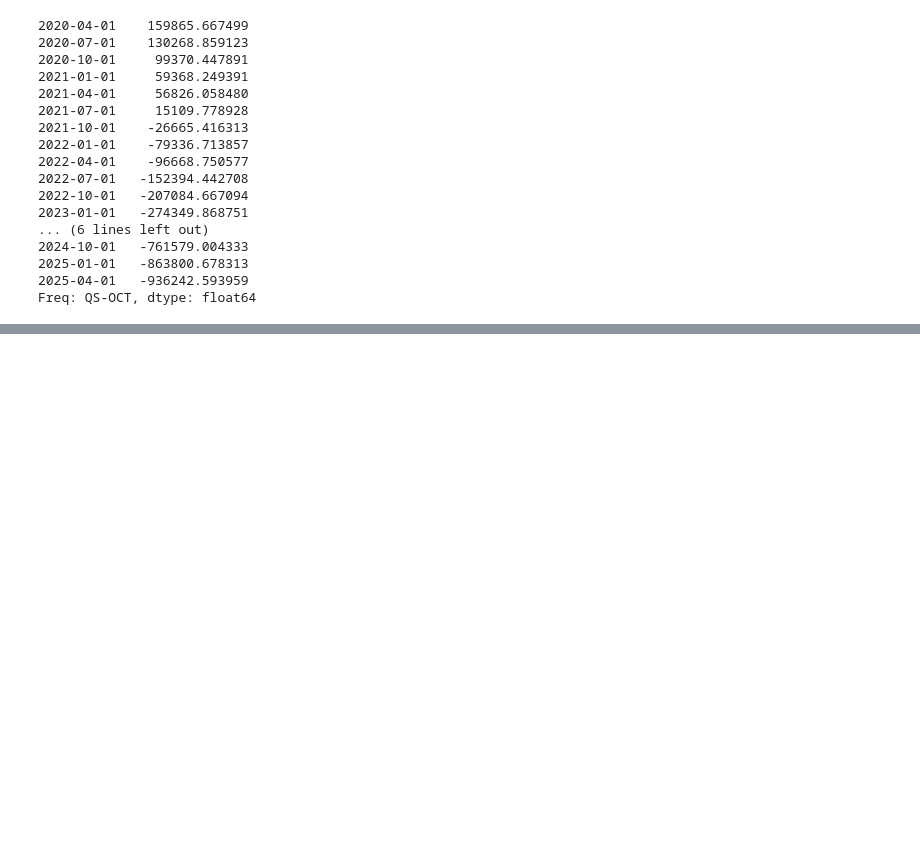
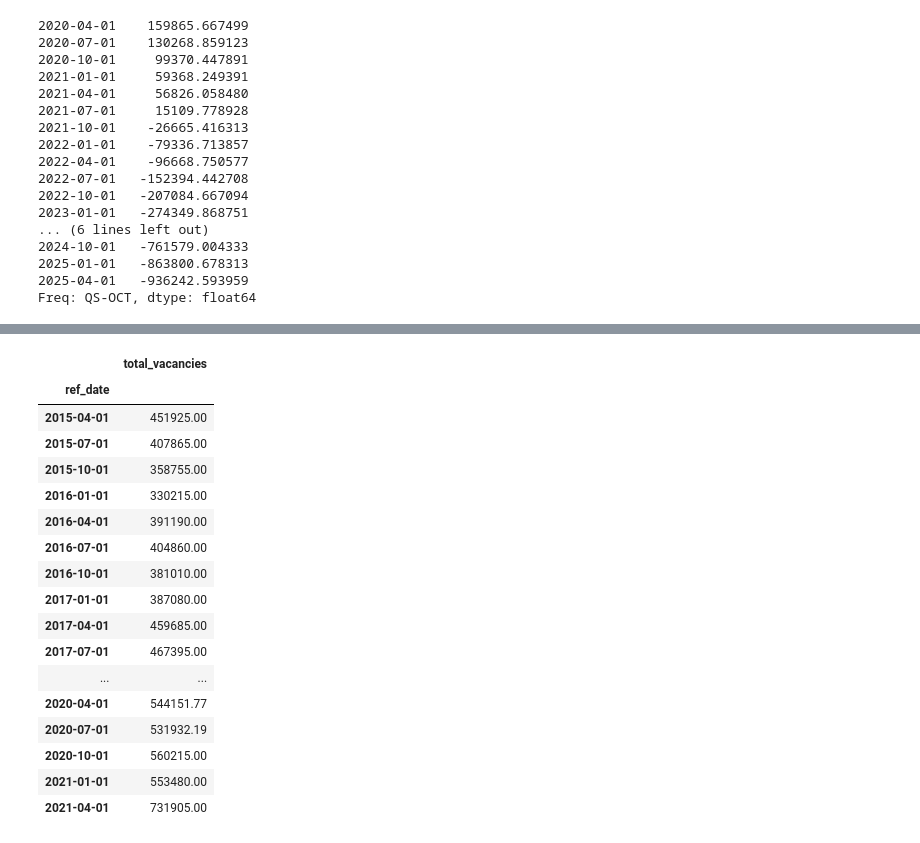
Before and after one commit to alecngai/Predicting_Canadian_Job_Vacancies, a Jupyter notebook: Machine_Learning/ML_SARIMAX-AllCanada-Province_20211125.ipynb, the cells around one changed output, grey strips where cells are left out. Saved outputs shown, nothing was run; the diff lists cells and outputs as text; code cells hidden in the pictures; blank space fills up the shorter version.

```diff
--- a/Machine_Learning/ML_SARIMAX-AllCanada-Province_20211125.ipynb
+++ b/Machine_Learning/ML_SARIMAX-AllCanada-Province_20211125.ipynb
@@ -976,3 +1012,27 @@ Freq: QS-OCT, dtype: float64
+# %%
+# set ref_date as index
+df = df.set_index('ref_date')
+# %%
+df.sort_index()
+# %% [output]
+|  | total_vacancies |
+| ref_date |  |
+| 2015-04-01 | 451925.00 |
+| 2015-07-01 | 407865.00 |
+| 2015-10-01 | 358755.00 |
+| 2016-01-01 | 330215.00 |
+| 2016-04-01 | 391190.00 |
+| 2016-07-01 | 404860.00 |
+| 2016-10-01 | 381010.00 |
+| 2017-01-01 | 387080.00 |
+| 2017-04-01 | 459685.00 |
+| 2017-07-01 | 467395.00 |
+| ... | ... |
+| 2020-04-01 | 544151.77 |
+| 2020-07-01 | 531932.19 |
+| 2020-10-01 | 560215.00 |
+| 2021-01-01 | 553480.00 |
+| 2021-04-01 | 731905.00 |
 # %%
 # close connection to DB
 conn.close()
```
Also changed, not shown: parts of 16 cells of this notebook, 14 other files.
